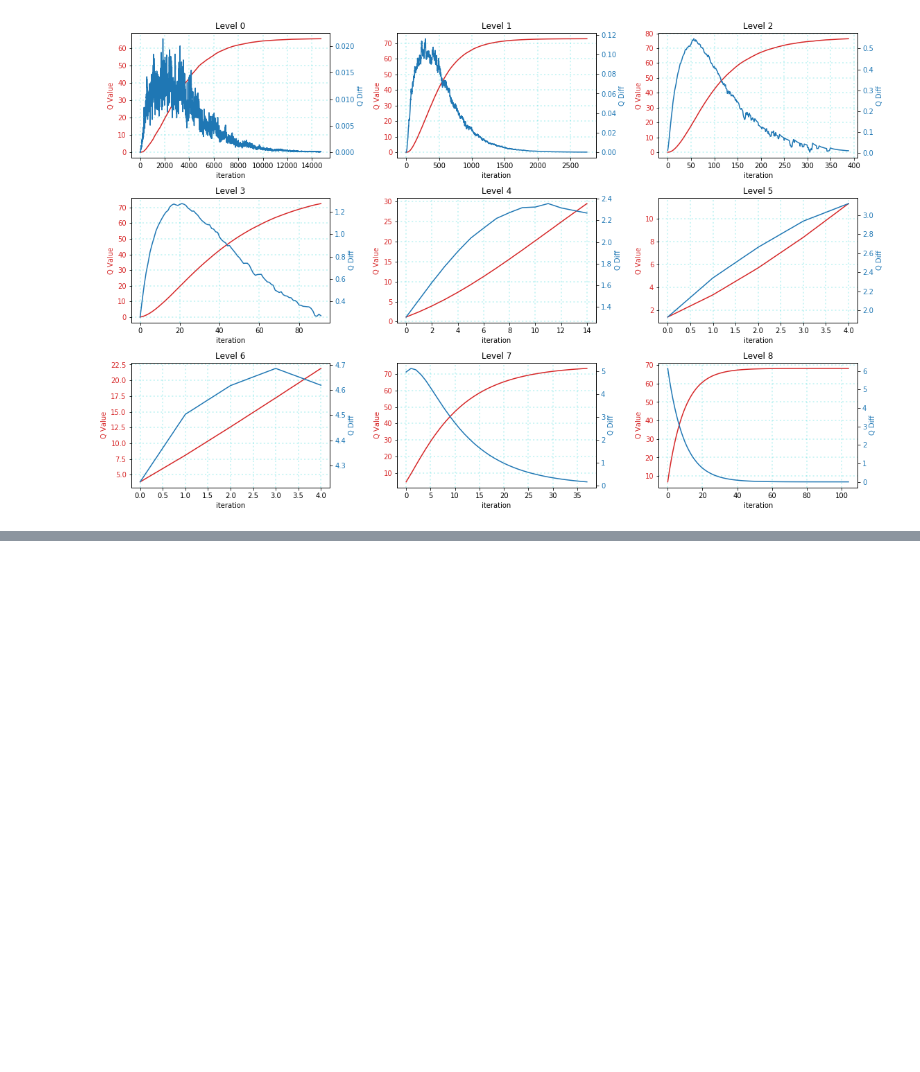
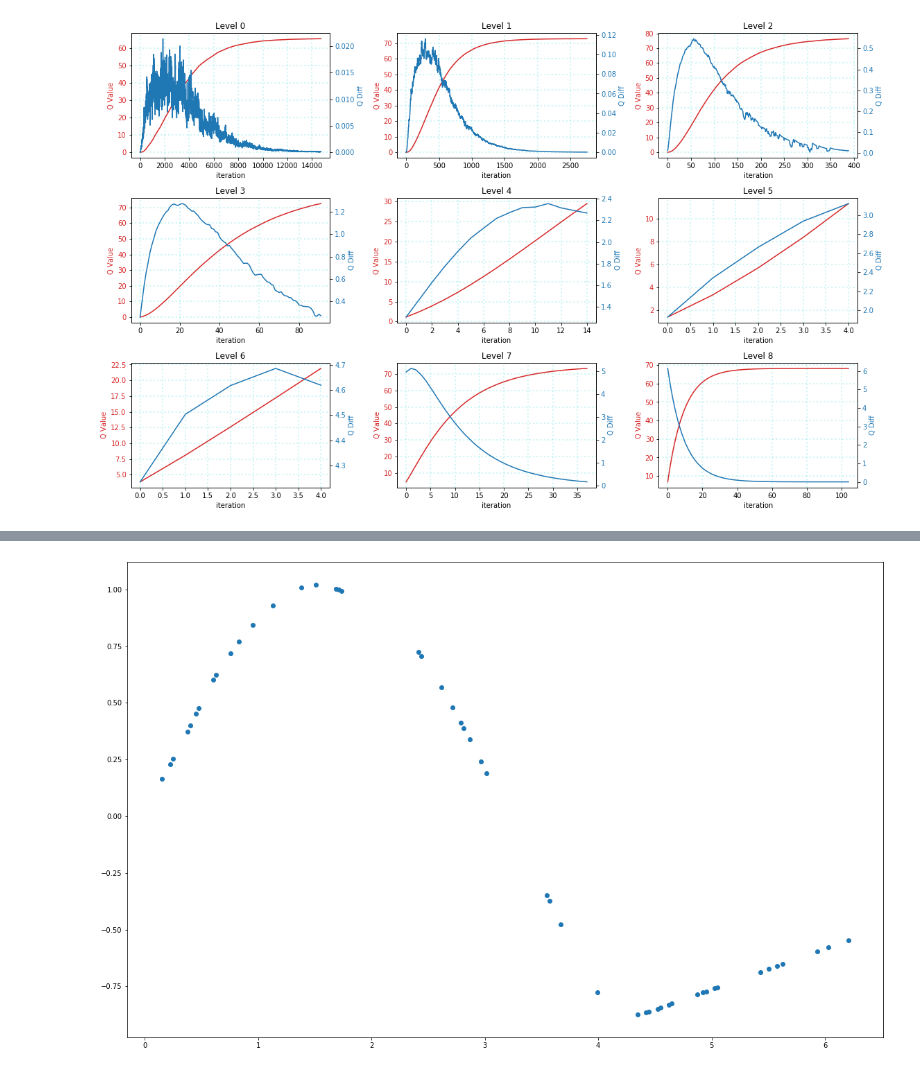
Before and after one commit to parrisma/RL-Intuition, a Jupyter notebook: src/tictactoe/experiment2/experiment2.ipynb, the cells around one changed output, grey strips where cells are left out. Saved outputs shown, nothing was run; the diff lists cells and outputs as text; code cells hidden in the pictures; blank space fills up the shorter version.

```diff
--- a/src/tictactoe/experiment2/experiment2.ipynb
+++ b/src/tictactoe/experiment2/experiment2.ipynb
@@ -120,0 +127,21 @@ for i in range(5):
+# %%
+import random
+
+xtr = np.asarray(hello_world_data['x_train'])
+xte = np.asarray(hello_world_data['x_test'])
+ytr = np.asarray(hello_world_data['y_train'])
+yte = np.asarray(hello_world_data['y_test'])
+prd = np.asarray(hello_world_data['prediction_interim_0035'])
+
+
+fig, ax = plt.subplots(ncols=1, nrows=1, constrained_layout=True)
+ax.scatter(xte, prd)
+plt.show()
+
+#xtrf = (np.max(xtr) - np.min(xtr))/2
+#xtef = (np.max(xte) - np.min(xte))/2
+#ax.scatter((-xtr+(xtrf))/xtrf,ytr)
+#ax.scatter((-xte+(xtrf))/xtrf,yte)
+#plt.show()
+# %% [output]
+[figure, added]
```
Also changed, not shown: parts of 5 cells of this notebook, 2 other files.
